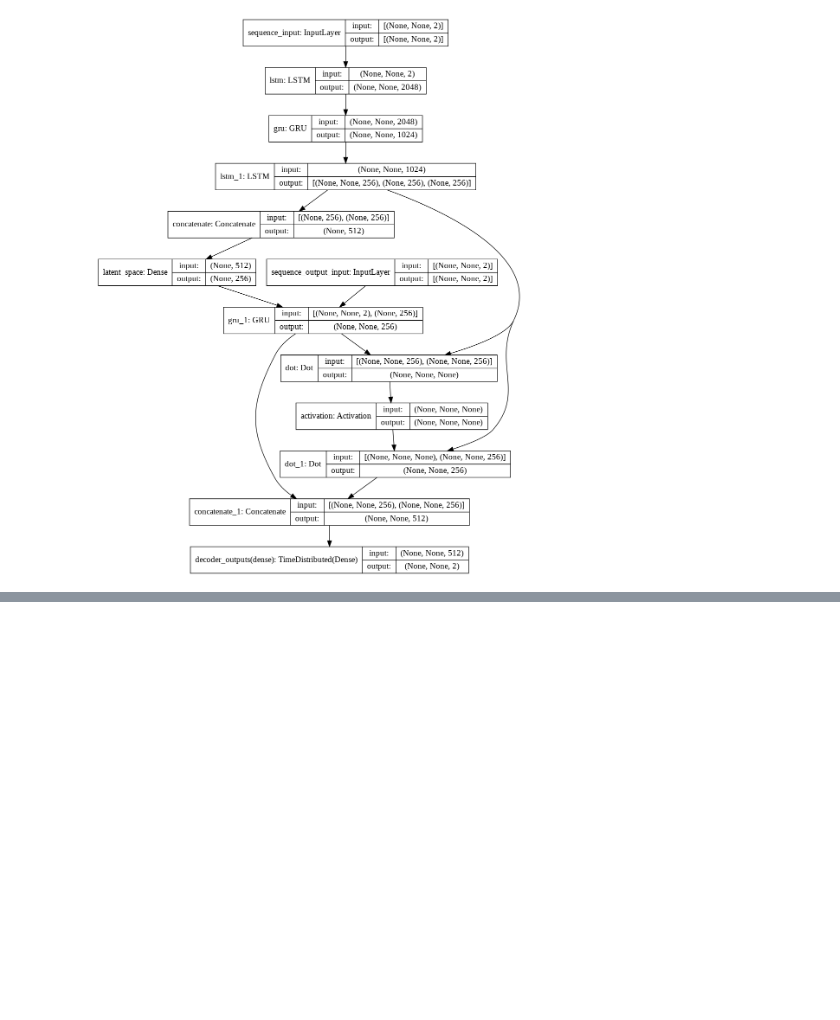
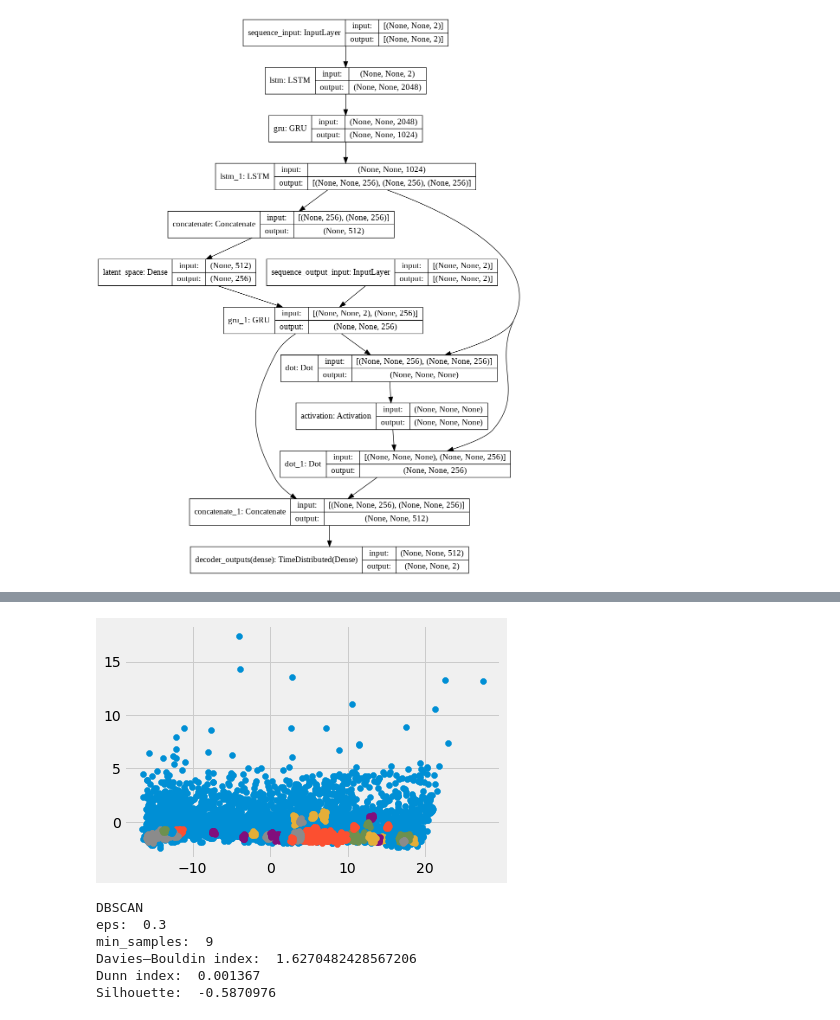
Before and after one commit to ebarkhordar/clustering-of-bank-customers, a Jupyter notebook: Czech_customer_segmentation.ipynb, the cells around one changed output, grey strips where cells are left out. Cells and saved outputs as stored; diff of their text form; code cells hidden in the pictures; blank space fills up the shorter version.

Commit message:
add DBSCAN and Affinity Propagation

```diff
--- a/Czech_customer_segmentation.ipynb
+++ b/Czech_customer_segmentation.ipynb
@@ -828,0 +822,42 @@ farthest nearest 0.0041
+# %%
+# dbscan clustering
+from numpy import unique
+from numpy import where
+from sklearn.datasets import make_classification
+from sklearn.cluster import DBSCAN
+from matplotlib import pyplot
+# define the model
+dbscan_model = DBSCAN(eps=0.30, min_samples=9)
+# fit model and predict clusters
+dbscan_yhat = dbscan_model.fit_predict(X)
+# retrieve unique clusters
+clusters = unique(dbscan_yhat)
+# create scatter plot for samples from each cluster
+for cluster in clusters:
+	# get row indexes for samples with this cluster
+	row_ix = where(dbscan_yhat == cluster)
+	# create scatter of these samples
+	pyplot.scatter(X[row_ix, 0], X[row_ix, 1])
+# show the plot
+pyplot.show()
+# %% [output]
+[figure, added]
+# %%
+labels = dbscan_yhat
+print("DBSCAN")
+print('eps: ', dbscan_model.eps)
+print('min_samples: ', dbscan_model.min_samples)
+
+print("Davies–Bouldin index: ", davies_bouldin_score(X, labels))
+distance_matrices = pairwise_distances(X)
+dunk = dunn(labels, distance_matrices, diameter_method, cdist_method)
+print("Dunn index: ", round(dunk, 6))
+silhouette_avg = silhouette_score(X, labels)
+print("Silhouette: ", silhouette_avg)
+# %% [output]
+DBSCAN
+eps:  0.3
+min_samples:  9
+Davies–Bouldin index:  1.6270482428567206
+Dunn index:  0.001367
+Silhouette:  -0.5870976
```
Also changed, not shown: parts of 21 cells of this notebook.
